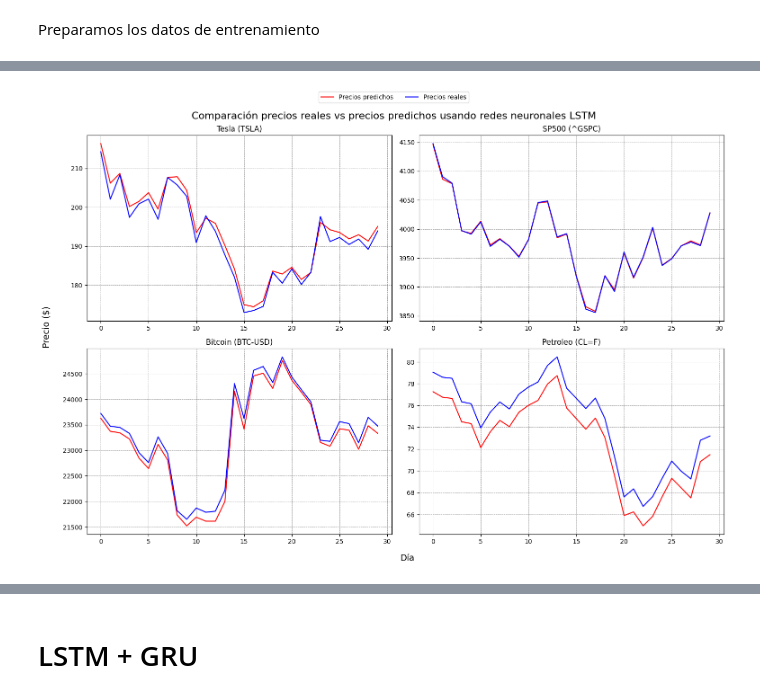
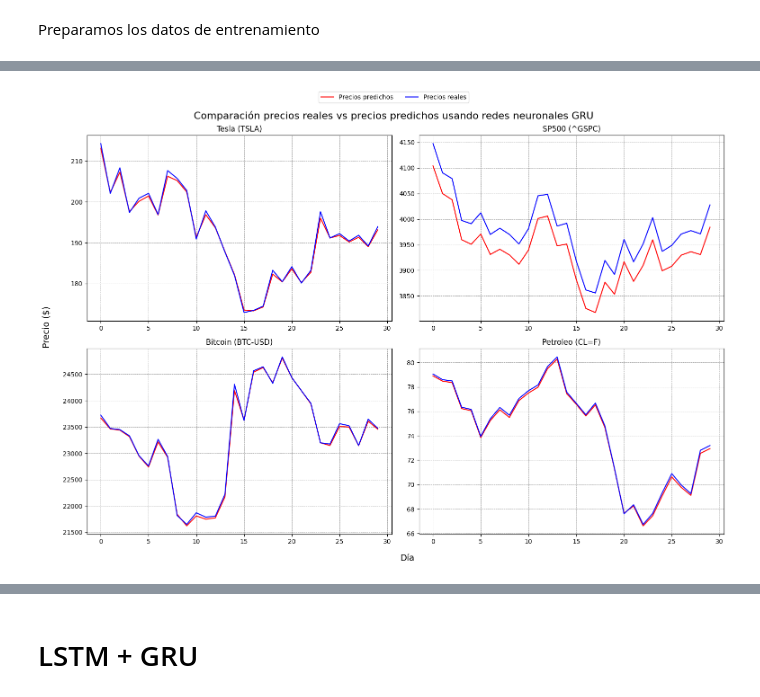
Before and after one commit to samuelvaler/TFM-PRICE-PREDICTION, a Jupyter notebook: Predicciones_2023/TFM_2010_2023.ipynb, the cells around one changed output, grey strips where cells are left out. Drawn from its saved outputs; the diff is of its cells as text; code cells hidden in the pictures.

```diff
--- a/Predicciones_2023/TFM_2010_2023.ipynb
+++ b/Predicciones_2023/TFM_2010_2023.ipynb
@@ -692,62 +990,52 @@ Mejor resultado para Petróleo:  0.934830690028174
 # %%
 fig, axs = plt.subplots(2, 2, figsize=(15, 10))
 
-lstm_tesla = Sequential()
-lstm_tesla.add(LSTM(units = grid_search_tesla.best_params_['units'], activation = grid_search_tesla.best_params_['activation'], input_shape = (None, 1), return_sequences=True))
-lstm_tesla.add(LSTM(units = grid_search_tesla.best_params_['units'], activation = grid_search_tesla.best_params_['activation'], return_sequences=True))
-lstm_tesla.add(LSTM(units = grid_search_tesla.best_params_['units'], activation = grid_search_tesla.best_params_['activation'], return_sequences=False))
-lstm_tesla.add(Dense(units = 1))
+gru_tesla = Sequential()
+gru_tesla.add(GRU(units = grid_search_tesla.best_params_['units'], activation = grid_search_tesla.best_params_['activation'], input_shape = (None, 1), return_sequences=False))
+gru_tesla.add(Dense(units = 1))
 
-lstm_tesla.compile(optimizer = 'adam', loss = 'mean_squared_error')
-history = lstm_tesla.fit(x_train_tesla, y_train_tesla, epochs=200, batch_size=32, verbose = False)
-score = lstm_tesla.evaluate(x_tesla_t, y_tesla_t, batch_size=32)
-y_pred_tesla_t = lstm_tesla.predict(x_tesla_t)
+gru_tesla.compile(optimizer = 'adam', loss = 'mean_squared_error')
+history = gru_tesla.fit(x_train_tesla, y_train_tesla, epochs=200, batch_size=32, verbose = False)
+score = gru_tesla.evaluate(x_tesla_t, y_tesla_t, batch_size=32)
+y_pred_tesla_t = gru_tesla.predict(x_tesla_t)
 evaluate_model(y_pred_tesla_t, y_tesla_t, "Tesla (TSLA)", axs[0, 0], scaler_tesla)
-save_model(lstm_tesla, 'lstm_tesla.h5')
+save_model(gru_tesla, 'gru_tesla.h5')
 
 
-lstm_sp500 = Sequential()
-lstm_sp500.add(LSTM(units = grid_search_sp500.best_params_['units'], activation = grid_search_sp500.best_params_['activation'], input_shape = (None, 1), return_sequences=True))
-lstm_sp500.add(LSTM(units = grid_search_sp500.best_params_['units'], activation = grid_search_sp500.best_params_['activation'], return_sequences=True))
-lstm_sp500.add(LSTM(units = grid_search_sp500.best_params_['units'], activation = grid_search_sp500.best_params_['activation'], return_sequences=False))
-lstm_sp500.add(Dense(units = 1))
-lstm_sp500.compile(optimizer='adam', loss='mean_squared_error')
-history = lstm_sp500.fit(x_train_sp500, y_train_sp500, epochs=200, batch_size=32, verbose = False)
-score = lstm_sp500.evaluate(x_sp500_t, y_sp500_t, batch_size=32)
-y_pred_sp500_t = lstm_sp500.predict(x_sp500_t)
+gru_sp500 = Sequential()
+gru_sp500.add(GRU(units = grid_search_sp500.best_params_['units'], activation = grid_search_sp500.best_params_['activation'], input_shape = (None, 1), return_sequences=False))
+gru_sp500.add(Dense(units = 1))
+gru_sp500.compile(optimizer='adam', loss='mean_squared_error')
+history = gru_sp500.fit(x_train_sp500, y_train_sp500, epochs=200, batch_size=32, verbose = False)
+score = gru_sp500.evaluate(x_sp500_t, y_sp500_t, batch_size=32)
+y_pred_sp500_t = gru_sp500.predict(x_sp500_t)
 evaluate_model(y_pred_sp500_t, y_sp500_t, "SP500 (^GSPC)", axs[0, 1], scaler_sp500)
-save_model(lstm_sp500, 'lstm_sp500.h5')
+save_model(gru_sp500, 'gru_sp500.h5')
 
 
-lstm_bitcoin = Sequential()
-lstm_bitcoin.add(LSTM(units = grid_search_bitcoin.best_params_['units'], activation = grid_search_bitcoin.best_params_['activation'], input_shape = (None, 1), return_sequences=True))
-lstm_bitcoin.add(LSTM(units = grid_search_bitcoin.best_params_['units'], activation = grid_search_bitcoin.best_params_['activation'], return_sequences=True))
-lstm_bitcoin.add(LSTM(units = grid_search_bitcoin.best_params_['units'], activation = grid_search_bitcoin.best_params_['activation'], return_sequences=False))
-lstm_bitcoin.add(Dense(units = 1))
-lstm_bitcoin.compile(optimizer='adam', loss='mean_squared_error')
-history = lstm_bitcoin.fit(x_train_bitcoin, y_train_bitcoin, epochs=200, batch_size=32, verbose = False)
-score = lstm_bitcoin.evaluate(x_bitcoin_t, y_bitcoin_t, batch_size=32)
-y_pred_bitcoin_t = lstm_bitcoin.predict(x_bitcoin_t)
+gru_bitcoin = Sequential()
+gru_bitcoin.add(GRU(units = grid_search_bitcoin.best_params_['units'], activation = grid_search_bitcoin.best_params_['activation'], input_shape = (None, 1), return_sequences=False))
+gru_bitcoin.add(Dense(units = 1))
+gru_bitcoin.compile(optimizer='adam', loss='mean_squared_error')
+history = gru_bitcoin.fit(x_train_bitcoin, y_train_bitcoin, epochs=200, batch_size=32, verbose = False)
+score = gru_bitcoin.evaluate(x_bitcoin_t, y_bitcoin_t, batch_size=32)
+y_pred_bitcoin_t = gru_bitcoin.predict(x_bitcoin_t)
 evaluate_model(y_pred_bitcoin_t, y_bitcoin_t, "Bitcoin (BTC-USD)", axs[1, 0], scaler_bitcoin)
-save_model(lstm_bitcoin, 'lstm_bitcoin.h5')
+save_model(gru_bitcoin, 'gru_bitcoin.h5')
 
-
-lstm_petroleo = Sequential()
-lstm_petroleo.add(LSTM(units = grid_search_petroleo.best_params_['units'], activation = grid_search_petroleo.best_params_['activation'], input_shape = (None, 1), return_sequences=True))
-lstm_petroleo.add(LSTM(units = grid_search_petroleo.best_params_['units'], activation = grid_search_petroleo.best_params_['activation'], return_sequences=True))
-lstm_petroleo.add(LSTM(units = grid_search_petroleo.best_params_['units'], activation = grid_search_petroleo.best_params_['activation'], return_sequences=False))
-lstm_petroleo.add(Dense(units = 1))
-lstm_petroleo.compile(optimizer='adam', loss='mean_squared_error')
-history = lstm_petroleo.fit(x_train_petroleo, y_train_petroleo, epochs=200, batch_size=32, verbose = False)
-score = lstm_petroleo.evaluate(x_petroleo_t, y_petroleo_t, batch_size=32)
-y_pred_petroleo_t = lstm_petroleo.predict(x_petroleo_t)
+gru_petroleo = Sequential()
+gru_petroleo.add(GRU(units = grid_search_petroleo.best_params_['units'], activation = grid_search_petroleo.best_params_['activation'], input_shape = (None, 1), return_sequences=False))
+gru_petroleo.add(Dense(units = 1))
+gru_petroleo.compile(optimizer='adam', loss='mean_squared_error')
+history = gru_petroleo.fit(x_train_petroleo, y_train_petroleo, epochs=200, batch_size=32, verbose = False)
+score = gru_petroleo.evaluate(x_petroleo_t, y_petroleo_t, batch_size=32)
+y_pred_petroleo_t = gru_petroleo.predict(x_petroleo_t)
 evaluate_model(y_pred_petroleo_t, y_petroleo_t, "Petroleo (CL=F)", axs[1, 1], scaler_petroleo)
-save_model(lstm_petroleo, 'lstm_petroleo.h5')
-
+save_model(gru_petroleo, 'gru_petroleo.h5')
 
 fig.text(0.52, -0.02, 'Día', ha='center', fontsize=14)
 fig.text(-0.02, 0.5, 'Precio ($)', va='center', rotation='vertical', fontsize=14)
-fig.suptitle('Comparación precios reales vs precios predichos usando redes neuronales LSTM', fontsize=16)
+fig.suptitle('Comparación precios reales vs precios predichos usando redes neuronales GRU', fontsize=16)
 fig.legend(['Precios predichos', 'Precios reales'], loc='upper center', bbox_to_anchor=(0.5, 1.03), ncol=4)  # añade leyenda general para todo el gráfico
 
 plt.tight_layout()
@@ -773,2 +1061,2 @@ R²:  0.6732772055985636
-[figure, old version]
+[figure, new version]
 # %%
```
Also changed, not shown: parts of 24 cells of this notebook.
